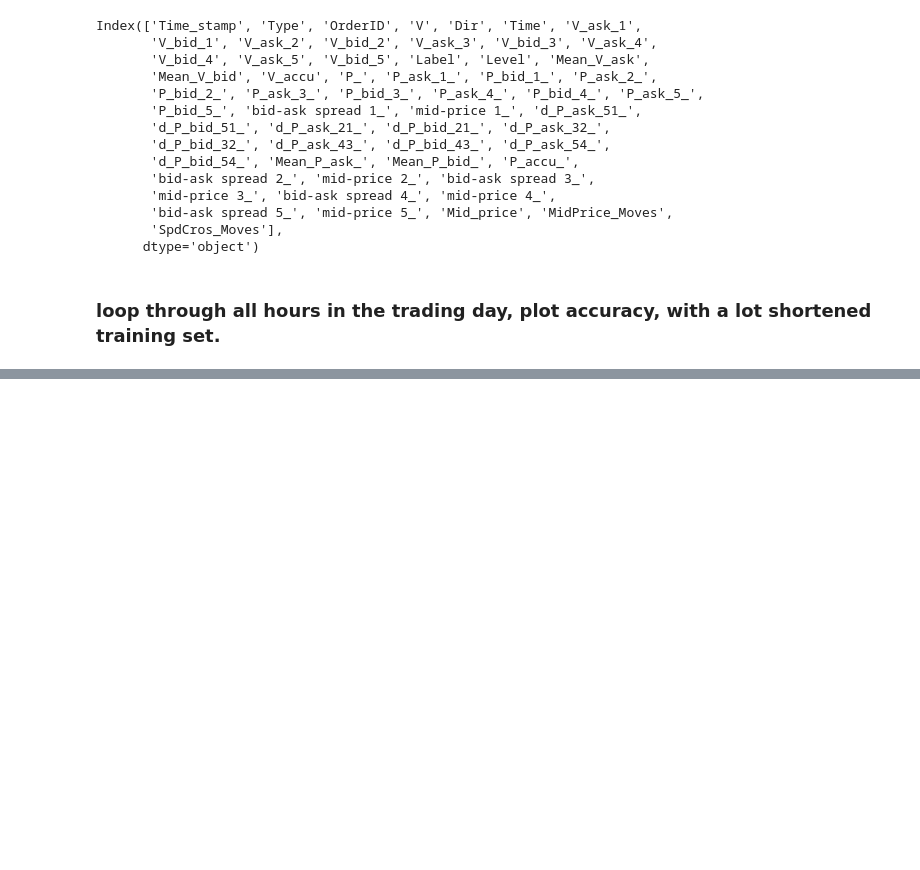
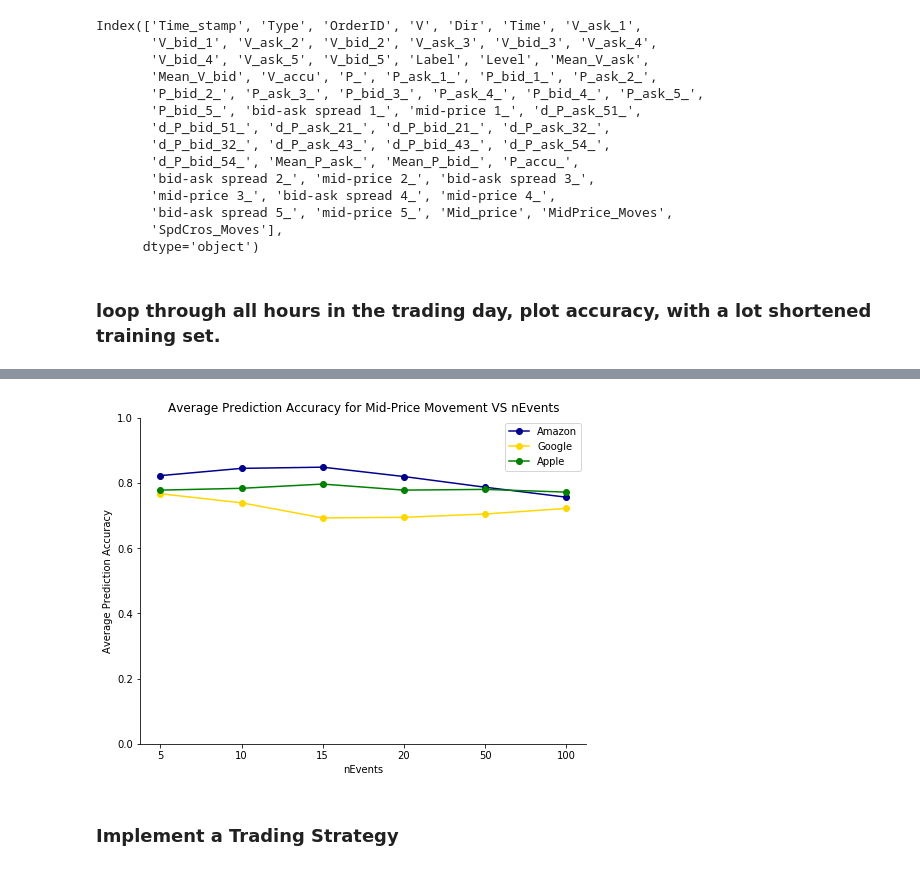
Before and after one commit to aaronLinLu/Capstone_IEOR2017, a Jupyter notebook: FinalProject/Project_v17_shortTrainingSet_logisticRegression.ipynb, the cells around one changed output, grey strips where cells are left out. Saved outputs shown, nothing was run; the diff lists cells and outputs as text; code cells hidden in the pictures; blank space fills up the shorter version.

```diff
--- a/FinalProject/Project_v17_shortTrainingSet_logisticRegression.ipynb
+++ b/FinalProject/Project_v17_shortTrainingSet_logisticRegression.ipynb
@@ -174,0 +178,32 @@ plt.show()
+# %%
+### find relations between nEvents and average prediction accuracies
+nEvents_list = [5,10,15,20,50,100]
+AMZNs, GOOGs, AAPLs = [], [], []
+
+for e in nEvents_list:
+    # make prediciton
+    test_accs_AMZN = PredictY_balancedTrainingSet(df_AMZN,20,nEvents=e,target_Y='MidPrice_Moves',C_param=0.1)
+    test_accs_GOOG = PredictY_balancedTrainingSet(df_GOOG,20,nEvents=e,target_Y='MidPrice_Moves',C_param=0.1)
+    test_accs_AAPL = PredictY_balancedTrainingSet(df_AAPL,20,nEvents=e,target_Y='MidPrice_Moves',C_param=0.1)
+    # store average accuracies
+    AMZNs.append(sum(test_accs_AMZN)/len(test_accs_AMZN))
+    GOOGs.append(sum(test_accs_GOOG)/len(test_accs_GOOG))
+    AAPLs.append(sum(test_accs_AAPL)/len(test_accs_AAPL))
+# %%
+fig,ax = plt.subplots(1,1,figsize=(8,6))
+x = np.arange(len(nEvents_list))
+ax.plot(x,AMZNs,marker='o',color='darkblue',label='Amazon')
+ax.plot(x,GOOGs,marker='o',color='gold',label='Google')
+ax.plot(x,AAPLs,marker='o',color='green',label='Apple')
+ax.legend(frameon=True)
+ax.set_ylabel('Average Prediction Accuracy')
+ax.set_xlabel('nEvents')
+plt.title('Average Prediction Accuracy for Mid-Price Movement VS nEvents')
+labels = nEvents_list
+plt.xticks(x,labels,rotation=0)
+plt.ylim([0,1])
+plt.show()
+# %% [output]
+[figure, added]
+# %% [markdown]
+### Implement a Trading Strategy
```
Also changed, not shown: parts of 9 cells of this notebook, 1 other file.
